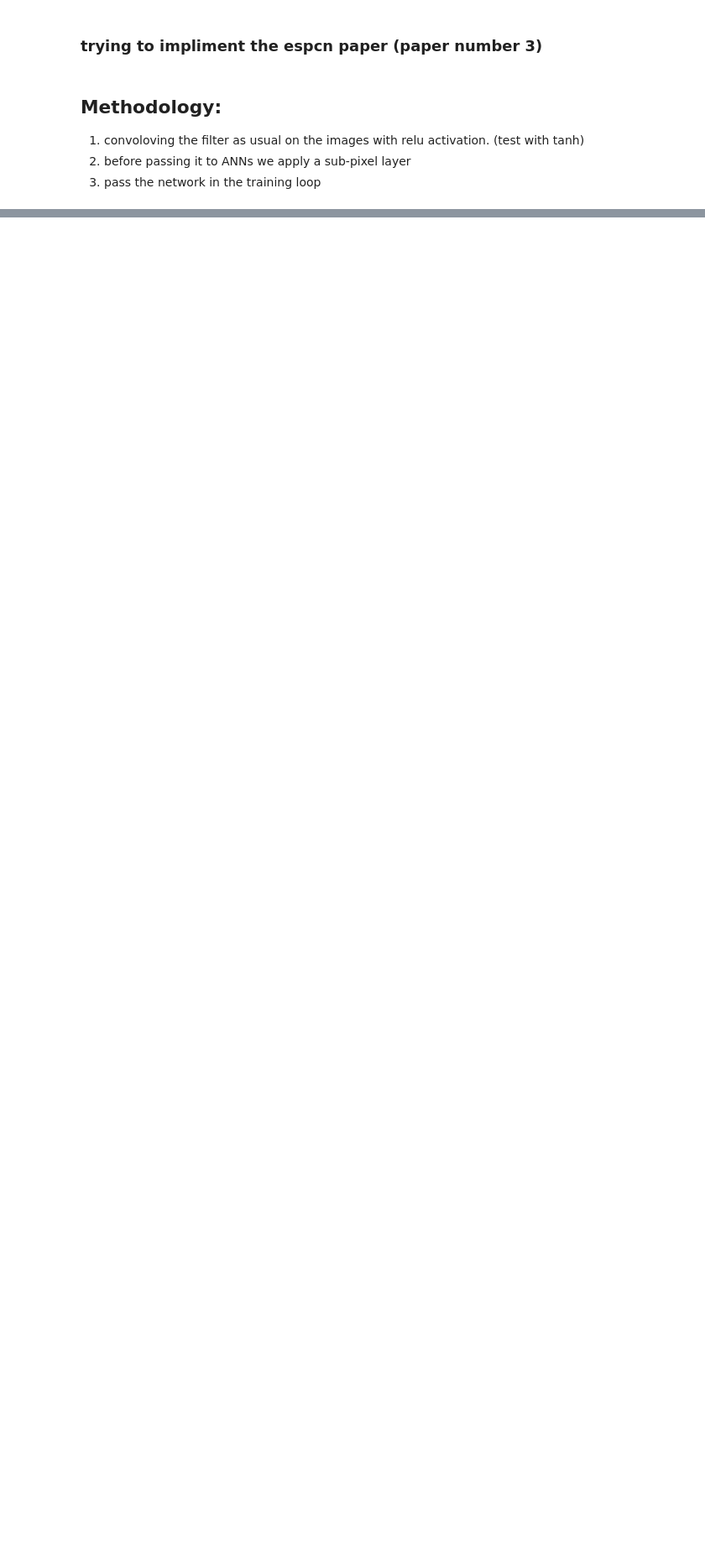
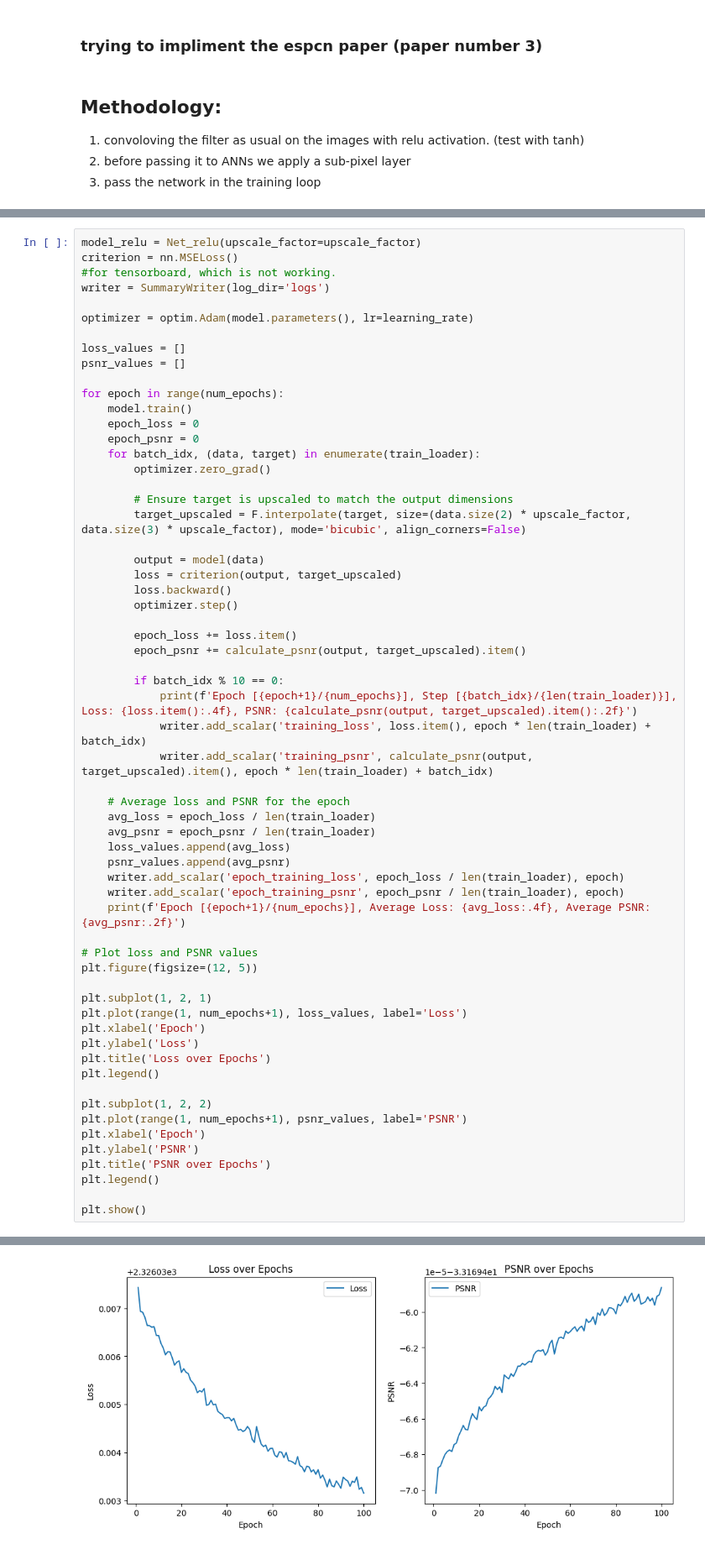
Before and after one commit to sonjaove/ML-hands-on, a Jupyter notebook: my implimentations/ESPCN_implimentation.ipynb, the cells around one changed output, grey strips where cells are left out. Shown at 84% size. Drawn from its saved outputs; the diff is of its cells as text; blank space fills up the shorter version.

```diff
--- a/my implimentations/ESPCN_implimentation.ipynb
+++ b/my implimentations/ESPCN_implimentation.ipynb
@@ -75,0 +183,62 @@ loss = multi_scale_loss(output, original_input)
+# %%
+model_relu = Net_relu(upscale_factor=upscale_factor)
+criterion = nn.MSELoss()
+#for tensorboard, which is not working.
+writer = SummaryWriter(log_dir='logs')
+
+optimizer = optim.Adam(model.parameters(), lr=learning_rate)
+
+loss_values = []
+psnr_values = []
+
+for epoch in range(num_epochs):
+    model.train()
+    epoch_loss = 0
+    epoch_psnr = 0
+    for batch_idx, (data, target) in enumerate(train_loader):
+        optimizer.zero_grad()
+
+        # Ensure target is upscaled to match the output dimensions
+        target_upscaled = F.interpolate(target, size=(data.size(2) * upscale_factor, data.size(3) * upscale_factor), mode='bicubic', align_corners=False)
+
+        output = model(data)
+        loss = criterion(output, target_upscaled)
+        loss.backward()
+        optimizer.step()
+
+        epoch_loss += loss.item()
+        epoch_psnr += calculate_psnr(output, target_upscaled).item()
+
+        if batch_idx % 10 == 0:
+            print(f'Epoch [{epoch+1}/{num_epochs}], Step [{batch_idx}/{len(train_loader)}], Loss: {loss.item():.4f}, PSNR: {calculate_psnr(output, target_upscaled).item():.2f}')
+            writer.add_scalar('training_loss', loss.item(), epoch * len(train_loader) + batch_idx)
+            writer.add_scalar('training_psnr', calculate_psnr(output, target_upscaled).item(), epoch * len(train_loader) + batch_idx)
+
+    # Average loss and PSNR for the epoch
+    avg_loss = epoch_loss / len(train_loader)
+    avg_psnr = epoch_psnr / len(train_loader)
+    loss_values.append(avg_loss)
+    psnr_values.append(avg_psnr)
+    writer.add_scalar('epoch_training_loss', epoch_loss / len(train_loader), epoch)
+    writer.add_scalar('epoch_training_psnr', epoch_psnr / len(train_loader), epoch)
+    print(f'Epoch [{epoch+1}/{num_epochs}], Average Loss: {avg_loss:.4f}, Average PSNR: {avg_psnr:.2f}')
+
+# Plot loss and PSNR values
+plt.figure(figsize=(12, 5))
+
+plt.subplot(1, 2, 1)
+plt.plot(range(1, num_epochs+1), loss_values, label='Loss')
+plt.xlabel('Epoch')
+plt.ylabel('Loss')
+plt.title('Loss over Epochs')
+plt.legend()
+
+plt.subplot(1, 2, 2)
+plt.plot(range(1, num_epochs+1), psnr_values, label='PSNR')
+plt.xlabel('Epoch')
+plt.ylabel('PSNR')
+plt.title('PSNR over Epochs')
+plt.legend()
+
+plt.show()
+# %% [output]
@@ -75,0 +262 @@ loss = multi_scale_loss(output, original_input)
+[figure, added]
```
Also changed, not shown: parts of 13 cells of this notebook, 8 other files.
